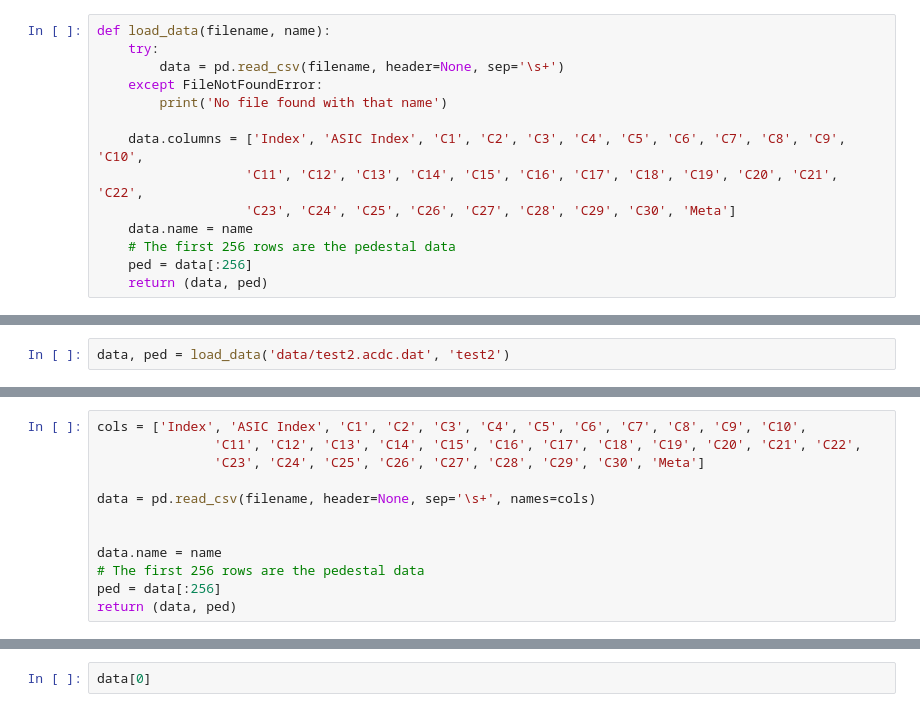
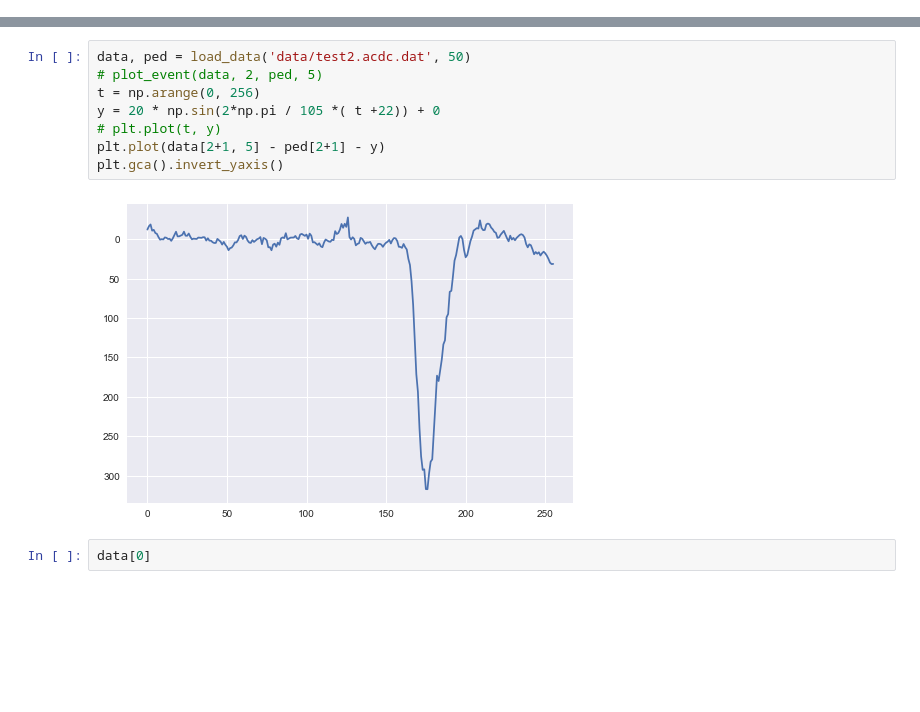
Before and after one commit to lappd-daq/psec-analysis, a Jupyter notebook: Simple PSEC Analysis.ipynb, the cells around one changed output, grey strips where cells are left out. Cells and saved outputs as stored; diff of their text form; blank space fills up the shorter version.

```diff
--- a/Simple PSEC Analysis.ipynb
+++ b/Simple PSEC Analysis.ipynb
@@ -8,16 +6,2 @@ from scipy import signal
 
 plt.style.use('seaborn')
-# %%
-def load_data(filename, name):
-    try:
-        data = pd.read_csv(filename, header=None, sep='\s+')
-    except FileNotFoundError:
-        print('No file found with that name')
-
-    data.columns = ['Index', 'ASIC Index', 'C1', 'C2', 'C3', 'C4', 'C5', 'C6', 'C7', 'C8', 'C9', 'C10',
-                   'C11', 'C12', 'C13', 'C14', 'C15', 'C16', 'C17', 'C18', 'C19', 'C20', 'C21', 'C22',
-                   'C23', 'C24', 'C25', 'C26', 'C27', 'C28', 'C29', 'C30', 'Meta']
-    data.name = name
-    # The first 256 rows are the pedestal data
-    ped = data[:256]
-    return (data, ped)
@@ -67,2 +7,0 @@ def shift_plot(channel, idx, shift=0, event=0):
-# %%
-data, ped = load_data('data/test2.acdc.dat', 'test2')
@@ -81,12 +7,0 @@ Index: [0, 1, 2, 3, 4, 5, 6, 7, 8, 9, 10, 11, 12, 13, 14, 15, 16, 17, 18, 19, 20
-# %%
-cols = ['Index', 'ASIC Index', 'C1', 'C2', 'C3', 'C4', 'C5', 'C6', 'C7', 'C8', 'C9', 'C10',
-               'C11', 'C12', 'C13', 'C14', 'C15', 'C16', 'C17', 'C18', 'C19', 'C20', 'C21', 'C22',
-               'C23', 'C24', 'C25', 'C26', 'C27', 'C28', 'C29', 'C30', 'Meta']
-
-data = pd.read_csv(filename, header=None, sep='\s+', names=cols)
-
-
-data.name = name
-# The first 256 rows are the pedestal data
-ped = data[:256]
-return (data, ped)
@@ -126,3 +33,13 @@ plot_event(data, 2, ped, path='test')
+# %%
+data, ped = load_data('data/test2.acdc.dat', 50)
+# plot_event(data, 2, ped, 5)
+t = np.arange(0, 256)
+y = 20 * np.sin(2*np.pi / 105 *( t +22)) + 0
+# plt.plot(t, y)
+plt.plot(data[2+1, 5] - ped[2+1] - y)
+plt.gca().invert_yaxis()
+# %% [output]
+[figure, added]
 # %%
 data[0]
 # %% [output]
```
Also changed, not shown: parts of 12 cells of this notebook, 3 other files.
